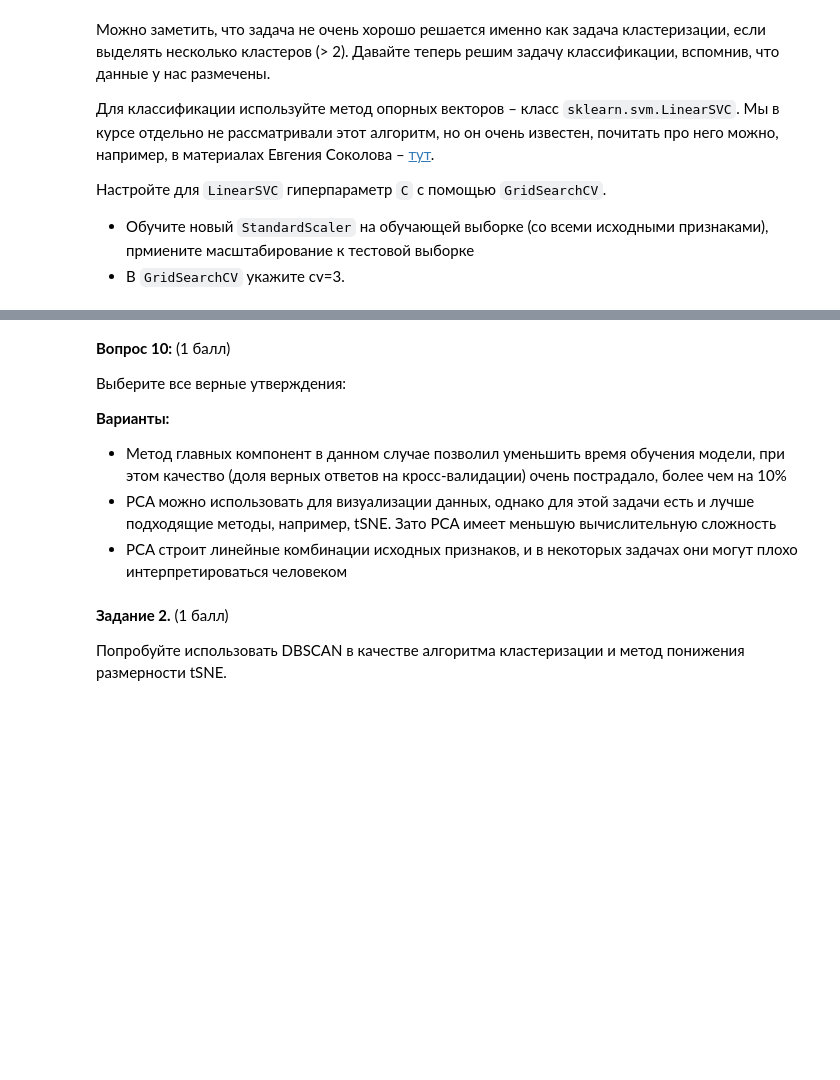
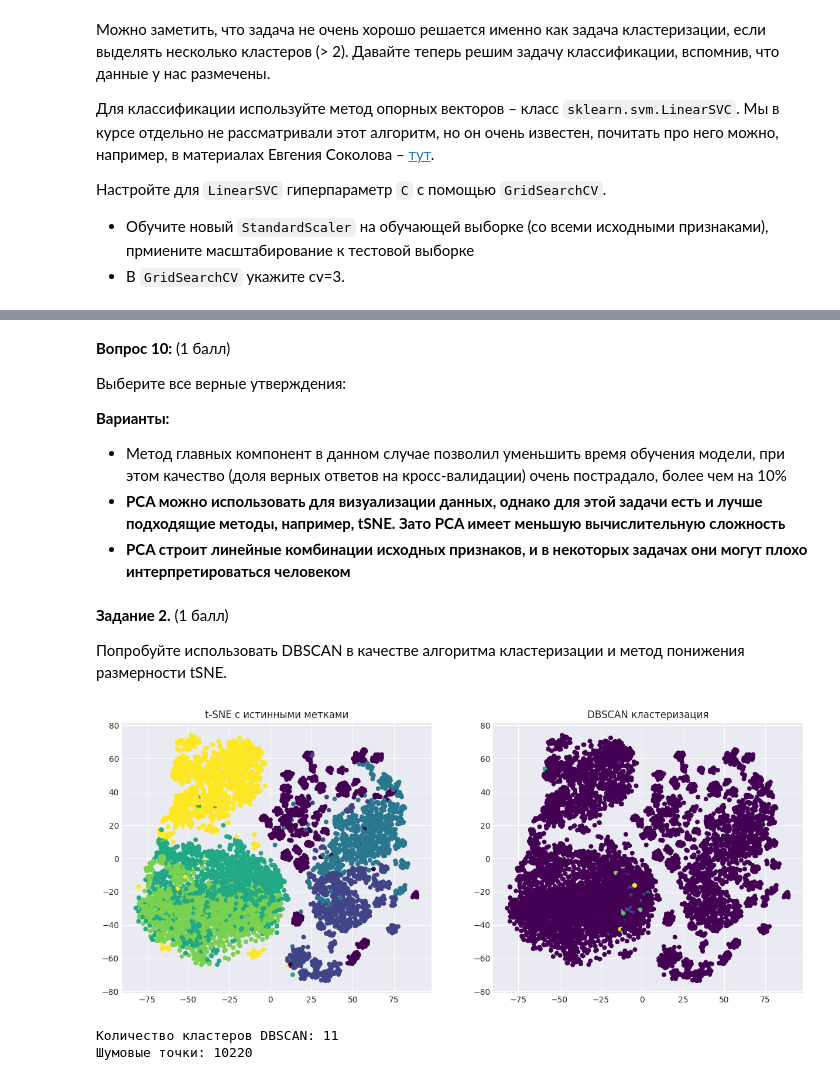
Before and after one commit to adamarselgov2609/ML, a Jupyter notebook: hw3/hw3-unsupervised.ipynb, the cells around one changed output, grey strips where cells are left out. Cells and saved outputs as stored; diff of their text form; code cells hidden in the pictures; blank space fills up the shorter version.

```diff
--- a/hw3/hw3-unsupervised.ipynb
+++ b/hw3/hw3-unsupervised.ipynb
@@ -402,9 +443,32 @@ tab
 
 **Варианты:**
 - Метод главных компонент в данном случае позволил уменьшить время обучения модели, при этом качество (доля верных ответов на кросс-валидации) очень пострадало, более чем на 10%
-- PCA можно использовать для визуализации данных, однако для этой задачи есть и лучше подходящие методы, например, tSNE. Зато PCA имеет меньшую вычислительную сложность
-- PCA строит линейные комбинации исходных признаков, и в некоторых задачах они могут плохо интерпретироваться человеком
+- **PCA можно использовать для визуализации данных, однако для этой задачи есть и лучше подходящие методы, например, tSNE. Зато PCA имеет меньшую вычислительную сложность**
+- **PCA строит линейные комбинации исходных признаков, и в некоторых задачах они могут плохо интерпретироваться человеком**
 # %% [markdown]
 **Задание 2.** (1 балл)
 
 Попробуйте использовать DBSCAN в качестве алгоритма кластеризации и метод понижения размерности tSNE.
+# %%
+from sklearn.manifold import TSNE
+from sklearn.cluster import DBSCAN
+
+tsne = TSNE(n_components=2, random_state=RANDOM_STATE)
+X_tsne = tsne.fit_transform(X_pca[:, :50])
+
+dbscan = DBSCAN(eps=5, min_samples=5)
+dbscan_labels = dbscan.fit_predict(X_pca[:, :50])
+
+fig, (ax1, ax2) = plt.subplots(1, 2, figsize=(15, 6))
+ax1.scatter(X_tsne[:, 0], X_tsne[:, 1], c=y, s=20, cmap='viridis')
+ax1.set_title('t-SNE с истинными метками')
+ax2.scatter(X_tsne[:, 0], X_tsne[:, 1], c=dbscan_labels, s=20, cmap='viridis')
+ax2.set_title('DBSCAN кластеризация')
+plt.show()
+
+print(f"Количество кластеров DBSCAN: {len(set(dbscan_labels)) - (1 if -1 in dbscan_labels else 0)}")
+print(f"Шумовые точки: {sum(dbscan_labels == -1)}")
+# %% [output]
+[figure, added]
+Количество кластеров DBSCAN: 11
+Шумовые точки: 10220
```
Also changed, not shown: parts of 16 cells of this notebook.
